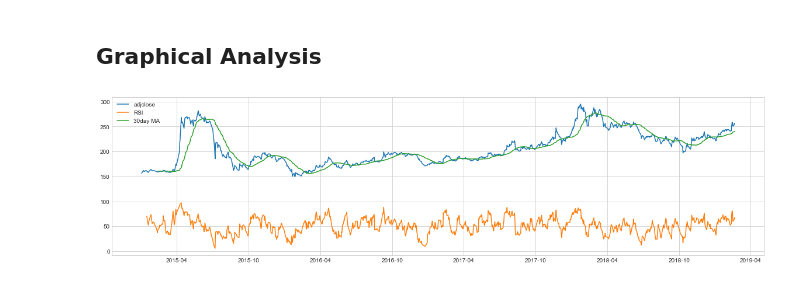
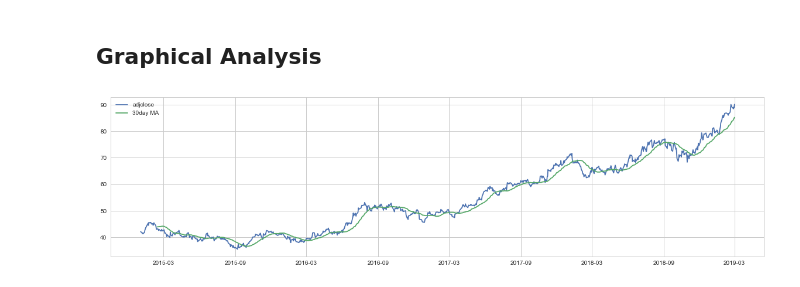
Before and after one commit to ckwu9761/RMBI-Capstone, a Jupyter notebook: Stock_Risk_Data.ipynb, the cells around one changed output. Cells and saved outputs as stored; diff of their text form; code cells hidden in the pictures.

```diff
--- a/Stock_Risk_Data.ipynb
+++ b/Stock_Risk_Data.ipynb
@@ -493,17 +504,17 @@ def Adv_Analysis(date, adjclose):
     df['10day MA'] = adjclose.shift(1).rolling(window = 10).mean()
     df['30day MA'] = adjclose.shift(1).rolling(window = 30).mean()
     df['Std_dev']= adjclose.rolling(5).std()
-    df['RSI'] = tb.RSI(adjclose.values, timeperiod = 9)
+    #df['RSI'] = tb.RSI(adjclose.values, timeperiod = 9)
 
     plt.figure(figsize=(20,5))
 
     plt.plot(date,adjclose)
-    plt.plot(date,df['RSI'])
+   # plt.plot(date,df['RSI'])
     plt.plot(date,df['30day MA'])
     plt.legend()
     plt.show()
 # %%
-name = "HKEX"
+name = "LINK_REIT"
 Adv_Analysis(StockDict[name]["date"],StockDict[name]["adjclose"])
 # %% [output]
-[figure, old version]
+[figure, new version]
```
Also changed, not shown: parts of 12 cells of this notebook, 1 other file.
